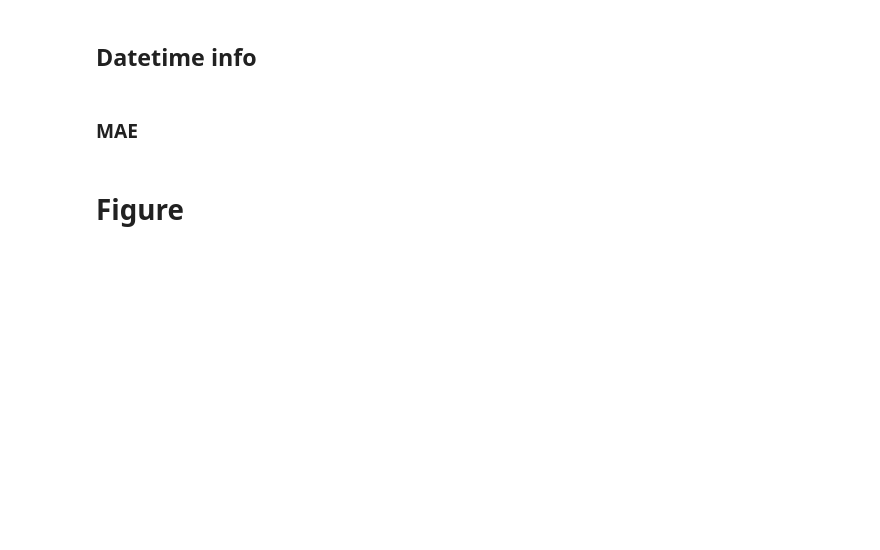
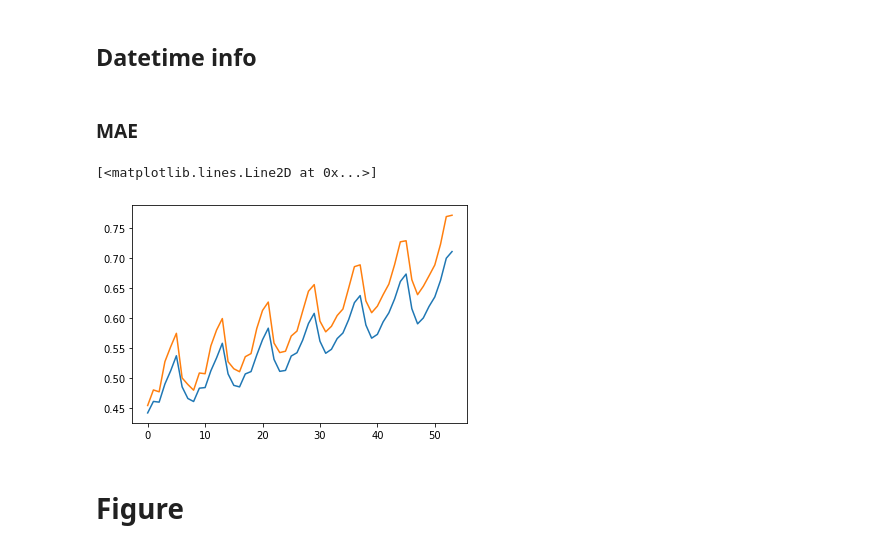
Before and after one commit to yingkaisha/rainbow, a Jupyter notebook: publish/PLOT_MAE_BCH.ipynb, the cells around one changed output. Saved outputs shown, nothing was run; the diff lists cells and outputs as text; code cells hidden in the pictures; blank space fills up the shorter version.

```diff
--- a/notebooks/PLOT_MAE_BCH.ipynb
+++ b/publish/PLOT_MAE_BCH.ipynb
@@ -97,6 +97,29 @@ fcst_leads = np.arange(3, 72*3+3, 3, dtype=np.float)
 #     DAYS.append(date_temp.day-1)
 # %% [markdown]
 ### MAE
+# %%
+with h5py.File(save_dir+'BASE_CNN_CRPS_BCH_2017.hdf', 'r') as h5io:
+    BCNN_MAE_17 = h5io['MAE'][...]
+with h5py.File(save_dir+'BASE_CNN_CRPS_BCH_2018.hdf', 'r') as h5io:
+    BCNN_MAE_18 = h5io['MAE'][...]
+with h5py.File(save_dir+'BASE_CNN_CRPS_BCH_2019.hdf', 'r') as h5io:
+    BCNN_MAE_19 = h5io['MAE'][...]
+BCNN_MAE = np.concatenate((BCNN_MAE_17, BCNN_MAE_18, BCNN_MAE_19), axis=0)
+# %%
+with h5py.File(save_dir+'BASE_final_CRPS_RAW_2017.hdf', 'r') as h5io:
+    BASE_RAW_MAE_17 = h5io['MAE'][...]
+with h5py.File(save_dir+'BASE_final_CRPS_RAW_2018.hdf', 'r') as h5io:
+    BASE_RAW_MAE_18 = h5io['MAE'][...]
+with h5py.File(save_dir+'BASE_final_CRPS_RAW_2019.hdf', 'r') as h5io:
+    BASE_RAW_MAE_19 = h5io['MAE'][...]
+BASE_RAW_MAE = np.concatenate((BASE_RAW_MAE_17, BASE_RAW_MAE_18, BASE_RAW_MAE_19), axis=0)
+# %%
+plt.plot(np.nanmean(BCNN_MAE, axis=(0, 2)))
+
+plt.plot(np.nanmean(BASE_RAW_MAE, axis=(0, 2)))
+# %% [output]
+[<matplotlib.lines.Line2D at 0x...>]
+[figure, added]
 # %%
 # "Raw" AnEn (not shown in the fig)
 # with h5py.File(save_dir+'BASE_final_CRPS_RAW_2017.hdf', 'r') as h5io:
```
Also changed, not shown: 8 other files.
